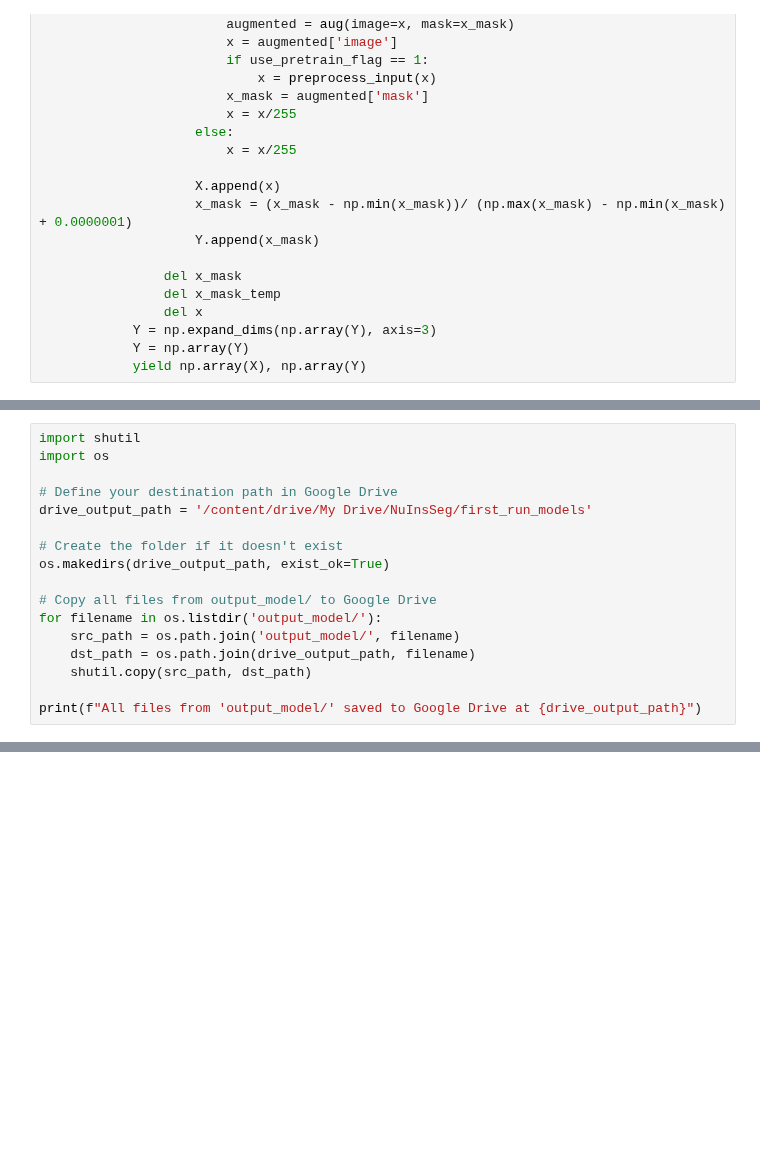
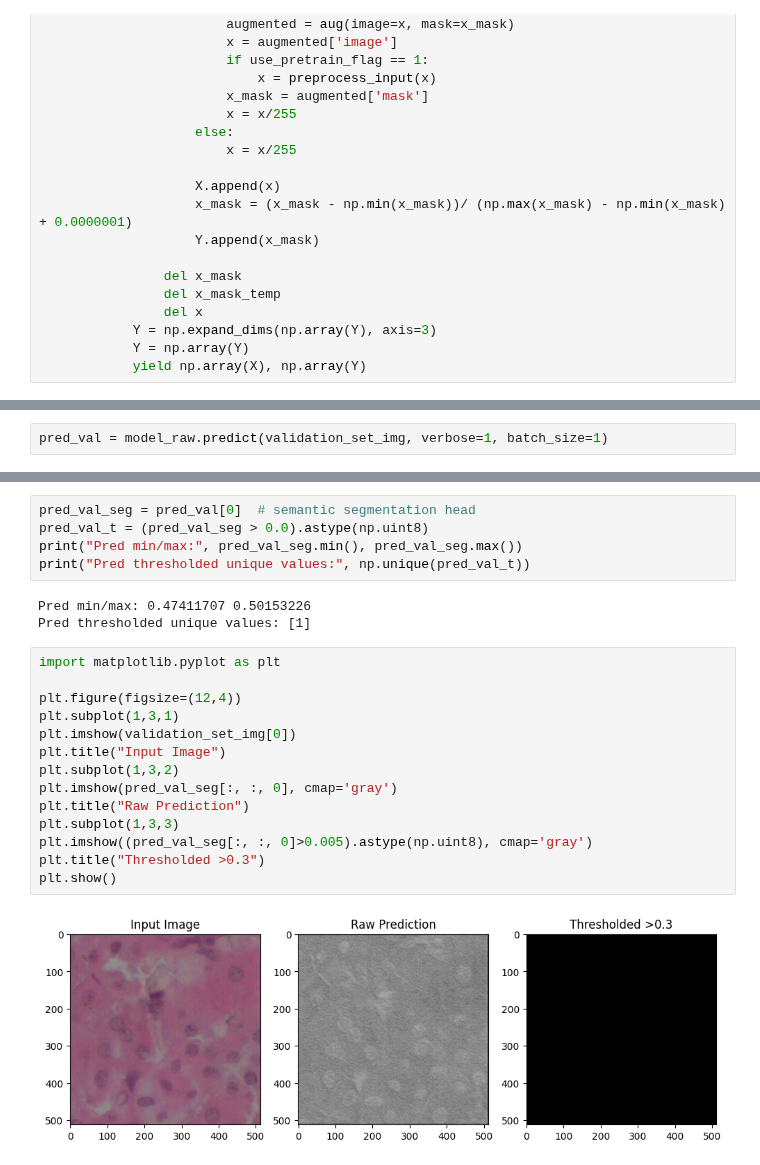
Before and after one commit to nishalahmedpk/NuInsSeg, a Jupyter notebook: shallow_unet.ipynb, the cells around one changed output, grey strips where cells are left out. Cells and saved outputs as stored; diff of their text form; blank space fills up the shorter version.

```diff
--- a/shallow_unet.ipynb
+++ b/shallow_unet.ipynb
@@ -1071,18 +1011,3 @@ plt.show()
 # %%
-import shutil
-import os
-
-# Define your destination path in Google Drive
-drive_output_path = '/content/drive/My Drive/NuInsSeg/first_run_models'
-
-# Create the folder if it doesn't exist
-os.makedirs(drive_output_path, exist_ok=True)
-
-# Copy all files from output_model/ to Google Drive
-for filename in os.listdir('output_model/'):
-    src_path = os.path.join('output_model/', filename)
-    dst_path = os.path.join(drive_output_path, filename)
-    shutil.copy(src_path, dst_path)
-
-print(f"All files from 'output_model/' saved to Google Drive at {drive_output_path}")
+pred_val = model_raw.predict(validation_set_img, verbose=1, batch_size=1)
 # %% [output]
@@ -1089,0 +1015,24 @@ All files from 'output_model/' saved to Google Drive at /content/drive/My Drive/
+# %%
+pred_val_seg = pred_val[0]  # semantic segmentation head
+pred_val_t = (pred_val_seg > 0.0).astype(np.uint8)
+print("Pred min/max:", pred_val_seg.min(), pred_val_seg.max())
+print("Pred thresholded unique values:", np.unique(pred_val_t))
+# %% [output]
+Pred min/max: 0.47411707 0.50153226
+Pred thresholded unique values: [1]
+# %%
+import matplotlib.pyplot as plt
+
+plt.figure(figsize=(12,4))
+plt.subplot(1,3,1)
+plt.imshow(validation_set_img[0])
+plt.title("Input Image")
+plt.subplot(1,3,2)
+plt.imshow(pred_val_seg[:, :, 0], cmap='gray')
+plt.title("Raw Prediction")
+plt.subplot(1,3,3)
+plt.imshow((pred_val_seg[:, :, 0]>0.005).astype(np.uint8), cmap='gray')
+plt.title("Thresholded >0.3")
+plt.show()
+# %% [output]
+[figure, added]
```
Also changed, not shown: parts of 7 cells of this notebook.
